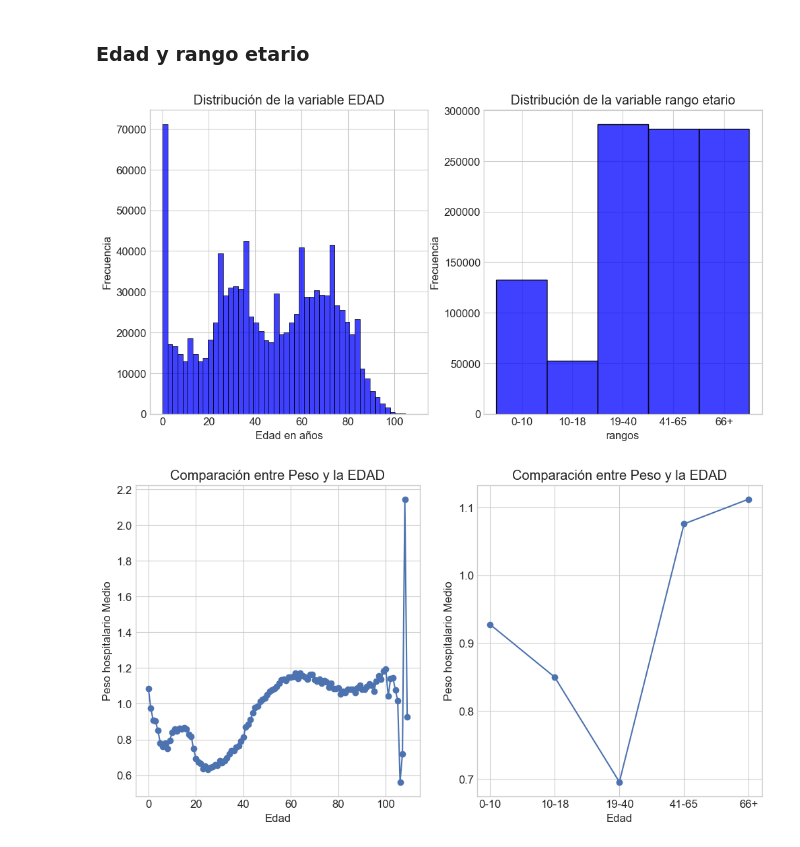
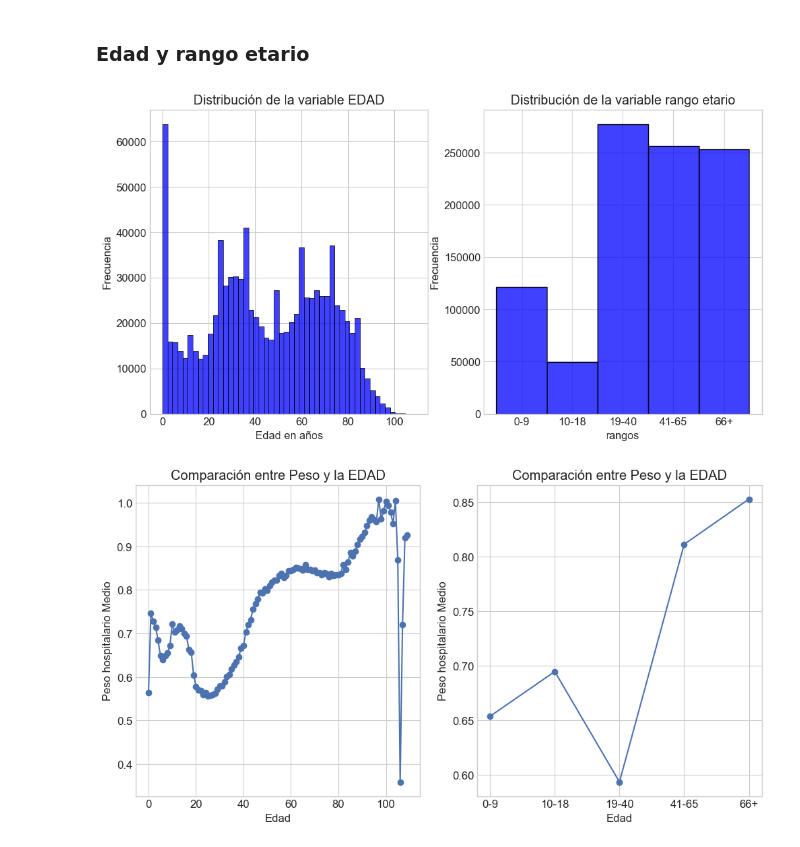
Before and after one commit to LuisPinoV/InferenciaEstadistica, a Jupyter notebook: notebooks/Definicion proyecto.ipynb, the cells around one changed output. Drawn from its saved outputs; the diff is of its cells as text; code cells hidden in the pictures.

```diff
--- a/notebooks/Definicion proyecto.ipynb
+++ b/notebooks/Definicion proyecto.ipynb
@@ -92,15 +92,17 @@ sns.set_palette("deep")
 # Opcional: semilla para reproducibilidad
 np.random.seed(42)
 # %%
-df = pd.read_csv("data\GRD_2023_muestra_cancer_UCV_limpio.csv")
+df = pd.read_csv("..\data\GRD_2023_muestra_cancer_UCV_limpio.csv")
 # %%
 df = df[~df.isin(["DESCONOCIDO"]).any(axis=1)]
 df = df[df["DIAS_ESTANCIA"] < 100]
 # %%
 bins = [0, 10, 18, 40, 65, float("inf")]
-labels = ["0-10", "10-18", "19-40", "41-65", "66+"]
+labels = ["0-9", "10-18", "19-40", "41-65", "66+"]
 
 df["rango_etario"] = pd.cut(df["EDAD"], bins = bins, labels=labels, right=True, include_lowest = True)
+# %%
+df = df[df["DIAS_ESTANCIA"] < 60]
 # %%
 df
 # %% [output]
@@ -182,42 +244,43 @@ Podemos observar que a pesar de que los hombres menos registros en el dataset, e
 # %% [markdown]
 ### Edad y rango etario
 # %%
+#Pregunta secundaria 2: ¿Cuáles son los rangos etarios con mayor y menor costo asociado?
 plt.figure(figsize=(12, 6))
 
 plt.subplot(1, 2, 1)
-sns.histplot(df['EDAD'], bins=50, color='blue')
+sns.histplot(df2['EDAD'], bins=50, color='blue')
 plt.title('Distribución de la variable EDAD')
 plt.xlabel('Edad en años')
 plt.ylabel('Frecuencia')
 
 plt.subplot(1, 2, 2)
-sns.histplot(df['rango_etario'], color='blue')
+sns.histplot(df2['rango_etario'], color='blue')
 plt.title('Distribución de la variable rango etario')
 plt.xlabel("rangos")
 plt.ylabel('Frecuencia')
 
 plt.figure(figsize=(12, 6))
 
 plt.subplot(1, 2, 1)
-df_grouped = df.groupby('EDAD')['IR_29301_PESO'].mean().reset_index()
+df2_grouped = df2.groupby('EDAD')['IR_29301_PESO'].mean().reset_index()
 
 # Graficar
-plt.plot(df_grouped['EDAD'], df_grouped['IR_29301_PESO'], marker='o', linestyle='-')
+plt.plot(df2_grouped['EDAD'], df2_grouped['IR_29301_PESO'], marker='o', linestyle='-')
 plt.title("Comparación entre Peso y la EDAD")
 plt.xlabel("Edad")
 plt.ylabel("Peso hospitalario Medio")
 plt.grid(True)
 
 plt.subplot(1, 2, 2)
-df_grouped = df.groupby('rango_etario')['IR_29301_PESO'].mean().reset_index()
+df2_grouped = df2.groupby('rango_etario')['IR_29301_PESO'].mean().reset_index()
 
 # Graficar
-plt.plot(df_grouped['rango_etario'], df_grouped['IR_29301_PESO'], marker='o', linestyle='-')
+plt.plot(df2_grouped['rango_etario'], df2_grouped['IR_29301_PESO'], marker='o', linestyle='-')
 plt.title("Comparación entre Peso y la EDAD")
 plt.xlabel("Edad")
 plt.ylabel("Peso hospitalario Medio")
 plt.grid(True)
 plt.show()
 # %% [output]
-[figure, old version]
+[figure, new version]
-[figure, old version]
+[figure, new version]
```
Also changed, not shown: parts of 26 cells of this notebook, 1 other file.
